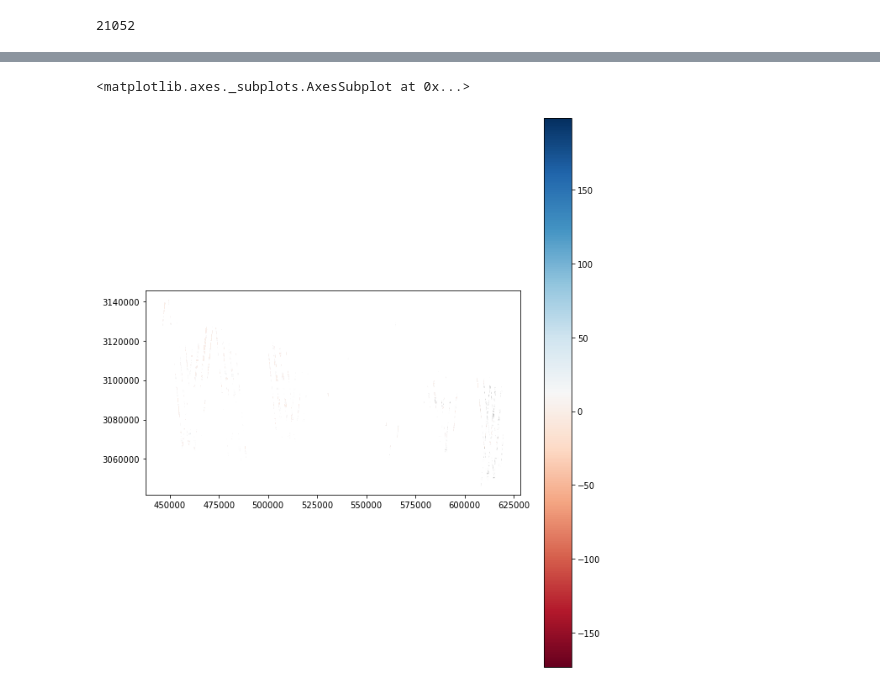
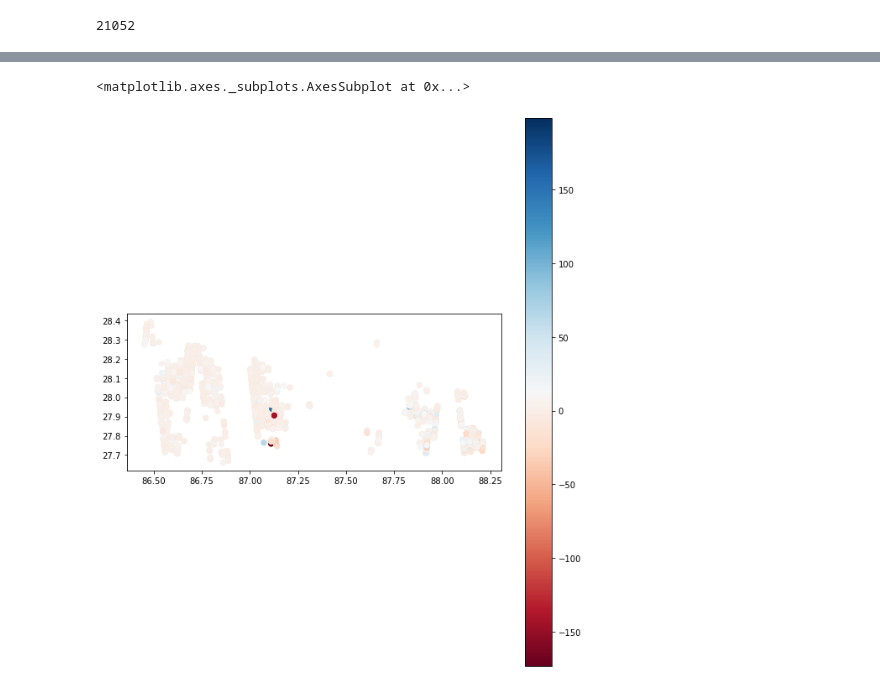
Before and after one commit to ICESAT-2HackWeek/topohack, a Jupyter notebook: contributors/ShashankBice/Nepali_Icesat2.ipynb, the cells around one changed output, grey strips where cells are left out. Cells and saved outputs as stored; diff of their text form; code cells hidden in the pictures.

```diff
--- a/contributors/ShashankBice/Nepali_Icesat2.ipynb
+++ b/contributors/ShashankBice/Nepali_Icesat2.ipynb
@@ -101,6 +132,8 @@ big_gdf = gda_lib.concat_gdf(gdf_list)
 xmin,ymin,xmax,ymax = nepal_ds.bounds
 big_gdf = big_gdf.to_crs(nepal_ds.crs)
 big_gdf = big_gdf.cx[xmin:xmax,ymin:ymax]
+# %%
+xmin,ymin,xmax,ymax = nepal_ds.bounds
 # %%
 fig,ax = plt.subplots(figsize=(5,6))
 im = ax.imshow(nepal_dem,cmap='inferno',extent=[xmin,xmax,ymin,ymax])
@@ -179,7 +222,7 @@ rgi_gdf.plot(ax=ax,edgecolor='gray',facecolor='None')
 # %%
 
 #Just use these columns from RGI
-rgi_col = ['Area','Name','geometry']
+rgi_col = ['Area','RGIId','geometry']
 # %%
 glac_icesat2 = gpd.sjoin(big_gdf,rgi_gdf[rgi_col],op='intersects',how='inner')
 # %%
@@ -198,3 +241,5 @@ glac_icesat2.head()
 len(glac_icesat2)
 # %% [output]
 21052
+# %%
+glac_icesat2['geometry'] = glac_icesat2.apply(gda_lib.point_covert,axis=1)
@@ -202,9 +256,9 @@ len(glac_icesat2)
 glac_icesat2['dh'] = glac_icesat2['med']-glac_icesat2['h_li']
 # %%
 fig,ax = plt.subplots(figsize=(10,12))
-glac_icesat2.plot('dh',cmap='RdBu',legend=True,ax=ax,markersize=10)
+glac_icesat2.plot('dh',cmap='RdBu',legend=True,ax=ax)
 #ax.set_xlim((xmin,xmax))
 #ax.set_ylim((ymin,ymax))
 # %% [output]
 <matplotlib.axes._subplots.AxesSubplot at 0x...>
-[figure, old version]
+[figure, new version]
```
Also changed, not shown: parts of 38 cells of this notebook.
